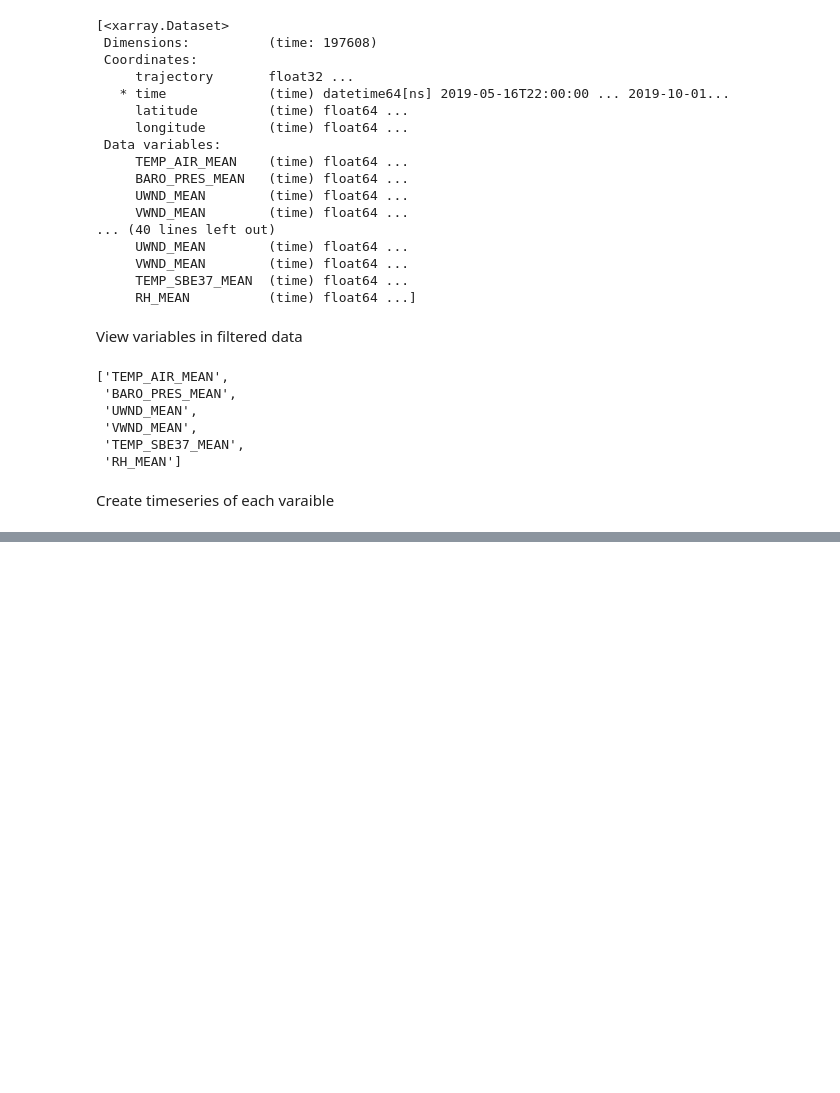
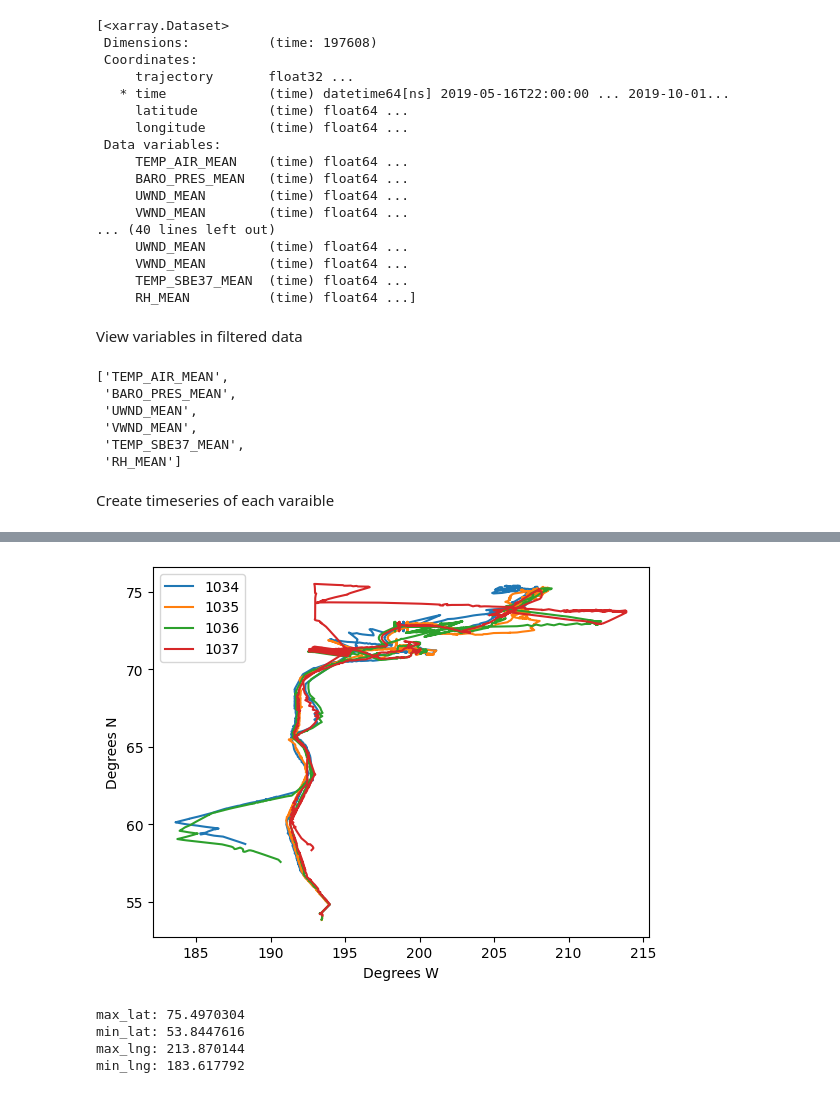
Before and after one commit to mtyamane/ArcEns-Val, a Jupyter notebook: saildrones/saildrone_filter_figures.ipynb, the cells around one changed output, grey strips where cells are left out. Drawn from its saved outputs; the diff is of its cells as text; code cells hidden in the pictures; blank space fills up the shorter version.

```diff
--- a/saildrones/saildrone_filter_figures.ipynb
+++ b/saildrones/saildrone_filter_figures.ipynb
@@ -78,0 +78,36 @@ for sdvar in sdvars:
+# %%
+for sd in saildrones:
+    plt.plot(sd.longitude%360, sd.latitude, label=str(int(sd.trajectory.values)))
+plt.ylabel('Degrees N')
+plt.xlabel('Degrees W')
+plt.legend()
+plt.show()
+# %% [output]
+[figure, added]
+# %%
+min_lng = 360
+max_lng = 0
+
+min_lat = 90
+max_lat = -90
+
+for sd in saildrones:
+    lng = sd.longitude.values%360 # translate from -180-180 to 0-360
+    lat = sd.latitude.values
+    if max_lng < max(lng):
+        max_lng = max(lng)
+    if min_lng > min(lng):
+        min_lng = min(lng)
+    if max_lat < max(lat):
+        max_lat = max(lat)
+    if min_lat > min(lat):
+        min_lat = min(lat)
+print("max_lat:", max_lat)
+print("min_lat:", min_lat)
+print("max_lng:", max_lng)
+print("min_lng:", min_lng)
+# %% [output]
+max_lat: 75.4970304
+min_lat: 53.8447616
+max_lng: 213.870144
+min_lng: 183.617792
```
Also changed, not shown: parts of 2 cells of this notebook, 8 other files.
